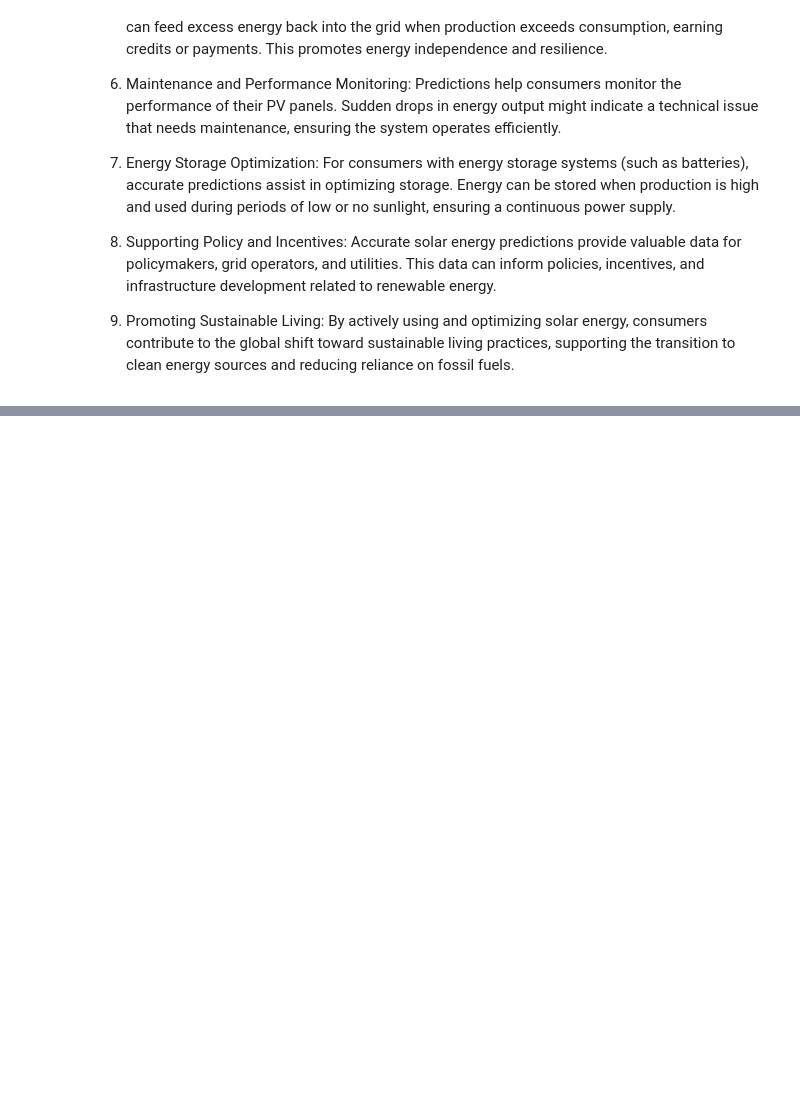
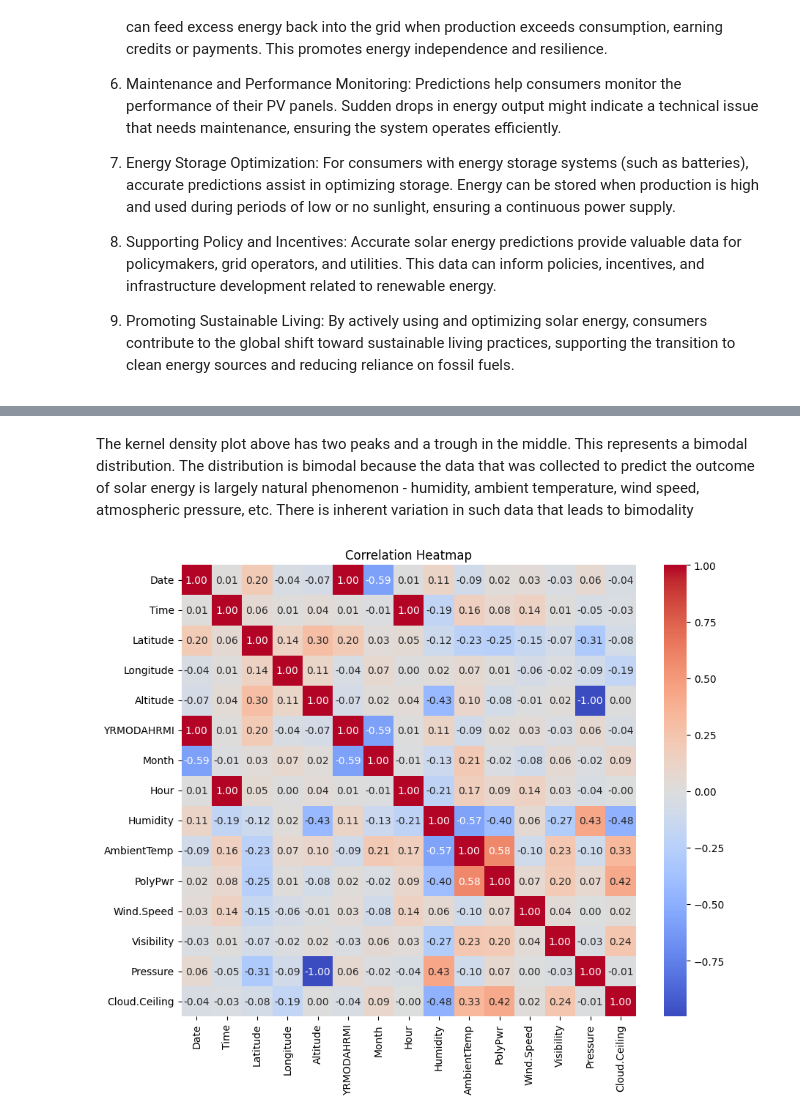
Before and after one commit to ShiningStarCode/aeon, a Jupyter notebook: solar-energy-forecasting-kagglebipoc.ipynb, the cells around one changed output, grey strips where cells are left out. Drawn from its saved outputs; the diff is of its cells as text; code cells hidden in the pictures; blank space fills up the shorter version.

```diff
--- a/solar-energy-forecasting-kagglebipoc.ipynb
+++ b/solar-energy-forecasting-kagglebipoc.ipynb
@@ -41,0 +275,24 @@ By actively using and optimizing solar energy, consumers contribute to the globa
+# %% [markdown]
+The kernel density plot above has two peaks and a trough in the middle. This represents a bimodal distribution. The distribution is bimodal because the data that was collected to predict the outcome of solar energy is largely natural phenomenon - humidity, ambient temperature, wind speed, atmospheric pressure, etc. There is inherent variation in such data that leads to bimodality
+# %%
+import pandas as pd
+import seaborn as sns
+import matplotlib.pyplot as plt
+
+# Read the CSV file into a Pandas DataFrame
+file_path = '/kaggle/input/horizontal-photovoltaic-power-output-data/Photovoltaic Power Output Data.csv'
+df = pd.read_csv(file_path)
+
+# Select only numeric columns for correlation analysis
+numeric_columns = df.select_dtypes(include=['number'])
+
+# Compute the correlation matrix for numeric columns
+correlation_matrix = numeric_columns.corr()
+
+# Plot the correlation heatmap
+plt.figure(figsize=(10, 8))
+sns.heatmap(correlation_matrix, annot=True, cmap='coolwarm', fmt=".2f")
+plt.title('Correlation Heatmap')
+plt.show()
+# %% [output]
+[figure, added]
```
Also changed, not shown: parts of 49 cells of this notebook.
